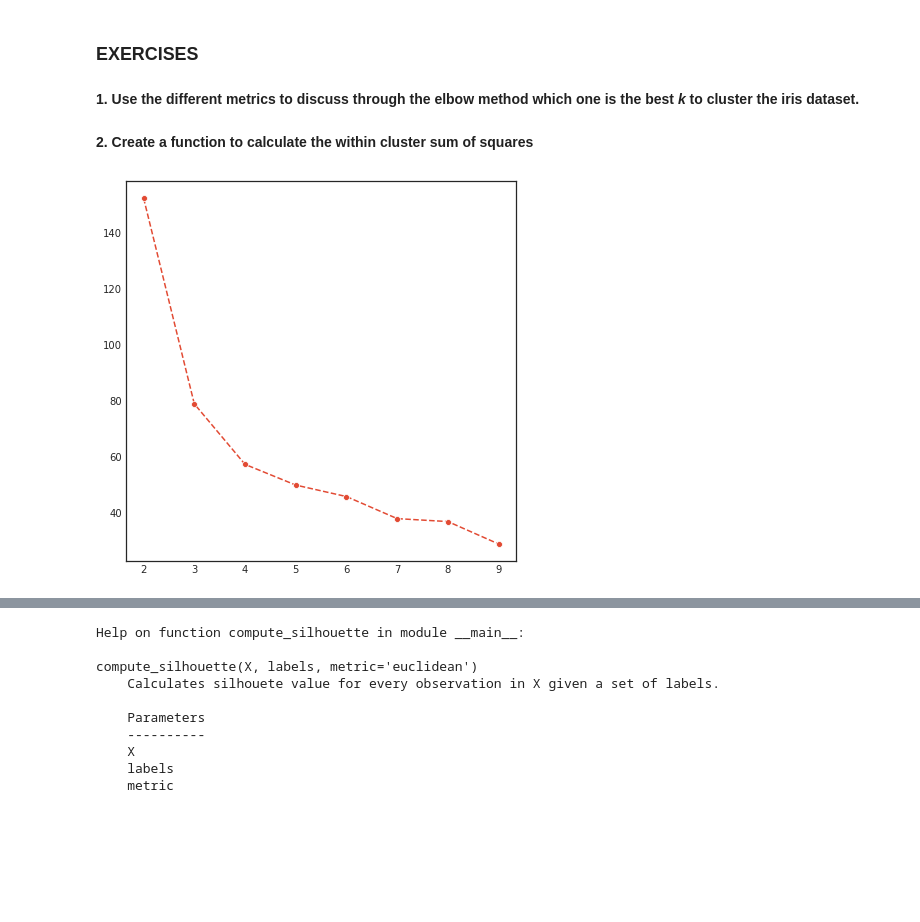
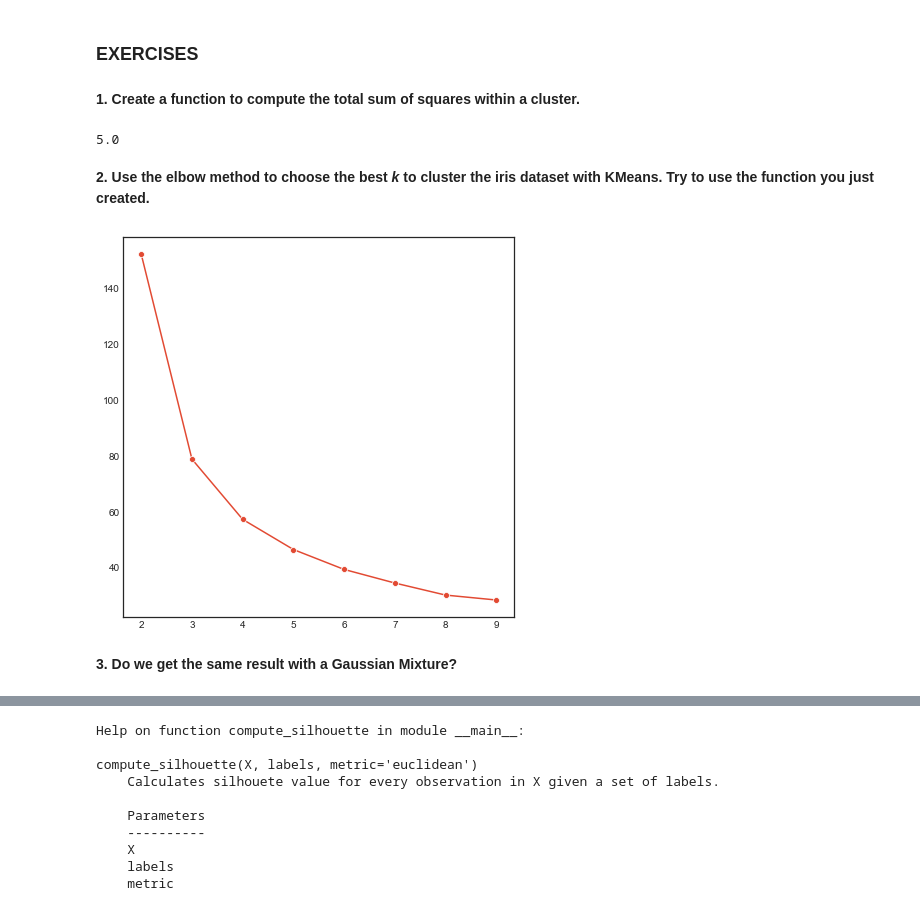
Before and after one commit to IvoLeist/ml_cnag-crg_course, a Jupyter notebook: day3/unsupervised_learning.ipynb, the cells around one changed output, grey strips where cells are left out. Drawn from its saved outputs; the diff is of its cells as text; code cells hidden in the pictures; blank space fills up the shorter version.

Commit message:
refactored k-means, gaussian mixture models and choosing k.

```diff
--- a/day3/unsupervised_learning.ipynb
+++ b/day3/unsupervised_learning.ipynb
@@ -599,6 +660,16 @@ $$AIC(K) = D + 2MK$$
 # %% [markdown]
 ### EXERCISES
+# %% [markdown]
+**1. Create a function to compute the total sum of squares within a cluster.**
+# %%
+def SSE(x):
+    centroid = np.mean(x, axis=0).reshape(1,-1)
+    sse = (x - centroid)**2
+    sse = np.sum(sse)
+    return sse
+
+SSE([1,2,3,4])
+# %% [output]
+5.0
 # %% [markdown]
-**1. Use the different metrics to discuss through the elbow method which one is the best *k* to cluster the iris dataset.**
+**2. Use the elbow method to choose the best *k* to cluster the iris dataset with KMeans. Try to use the function you just created.**
-# %% [markdown]
-**2. Create a function to calculate the within cluster sum of squares**
@@ -605,31 +680,25 @@ $$AIC(K) = D + 2MK$$
 # %%
-X = data['data']
-
 # run kmeans for different keys
 keys = np.arange(2,10)
-labels_bykey = {k: kmeans(X, k) for k in keys}
+labels_bykey = {k: KMeans(k).fit_predict(X) for k in keys}
 
 # for every k, measure the average squared error within each cluster
 errors = []
 for k in keys:
     labels = labels_bykey[k]
     error = 0
     for label in np.unique(labels):
         X_incluster = X[labels==label,:]
 
-        # compute the centroid
-        centroid = np.mean(X_incluster, axis=0).reshape(1,-1)
-
-        # compute the within cluster distances to the centroid
-        d = pairwise_distances(X_incluster, centroid, metric='euclidean')
-
         # transform into error
-        error += np.sum(d**2)
+        error += SSE(X_incluster)
 
     # save total error sum
     errors.append(error)
 
 sns.lineplot(x = keys, y = errors, marker='o', linestyle='dashed')
 plt.show()
 # %% [output]
-[figure, old version]
+[figure, new version]
+# %% [markdown]
+**3. Do we get the same result with a Gaussian Mixture?**
```
Also changed, not shown: parts of 39 cells of this notebook.
